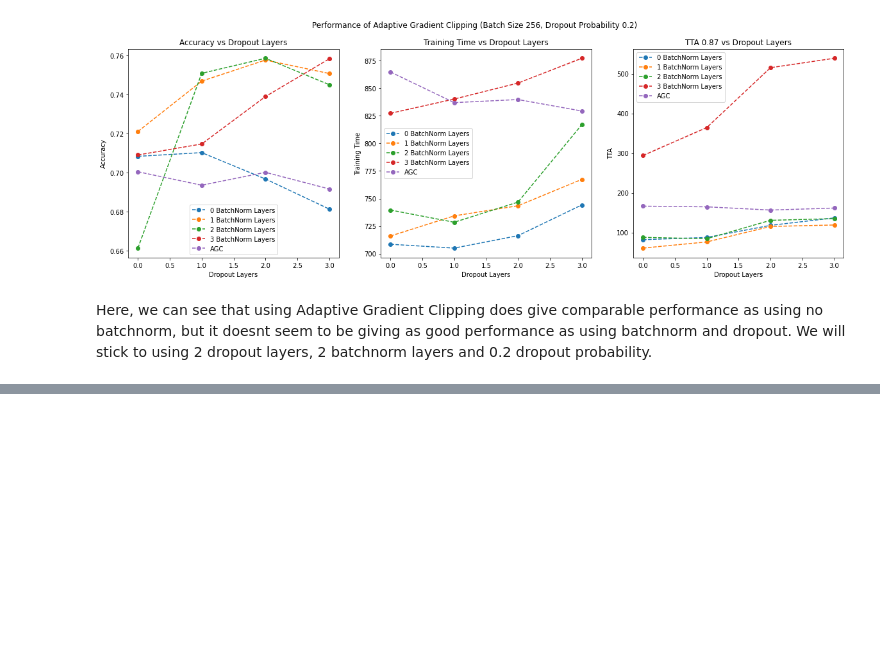
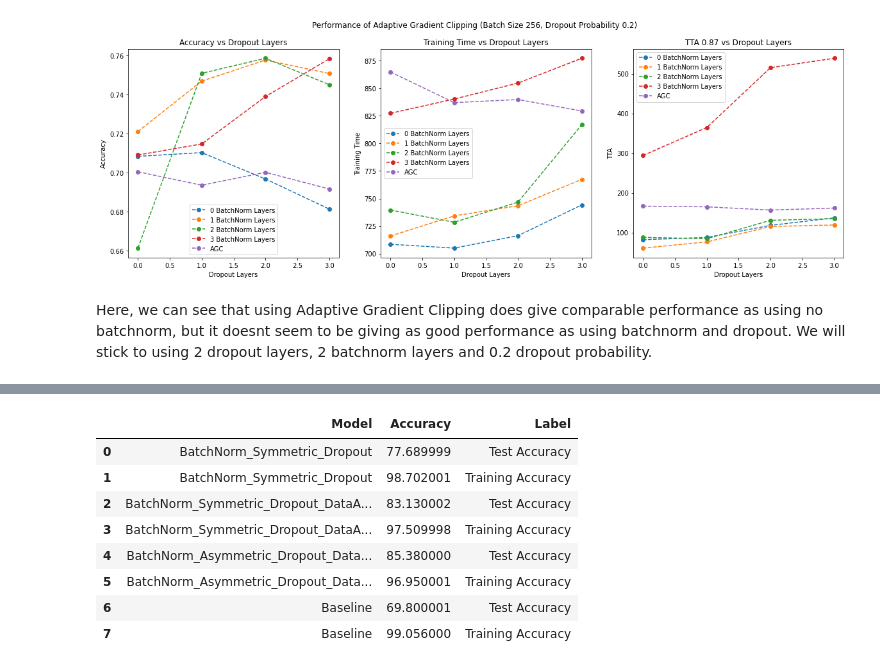
Before and after one commit to aashka-trivedi/regularization-for-image-classification, a Jupyter notebook: code/Analysis.ipynb, the cells around one changed output, grey strips where cells are left out. Saved outputs shown, nothing was run; the diff lists cells and outputs as text; code cells hidden in the pictures; blank space fills up the shorter version.

```diff
--- a/code/Batchnorm_dropout_analysis.ipynb
+++ b/code/Analysis.ipynb
@@ -393,0 +426,21 @@ Here, we can see that using Adaptive Gradient Clipping does give comparable perf
+# %%
+#transform data
+#models = ['Baseline','BatchNorm_Symmetric_Dropout', 'BatchNorm_Symmetric_Dropout_DataAugmentation', 'BatchNorm_Asymmetric_Dropout_DataAugmentation', 'BatchNorm_Asymmetric_Dropout_Cutout']
+models = ['BatchNorm_Symmetric_Dropout', 'BatchNorm_Symmetric_Dropout_DataAugmentation', 'BatchNorm_Asymmetric_Dropout_DataAugmentation','Baseline' ]
+data_for_df = []
+for i in range(4):
+    data_for_df.append([models[i], data.iloc[i]['Test Accuracy']*100, 'Test Accuracy'])
+    data_for_df.append([models[i], data.iloc[i]['Train Accuracy']*100, 'Training Accuracy'])
+
+acc_data = pd.DataFrame(data_for_df, columns = ['Model', 'Accuracy', 'Label'])
+acc_data
+# %% [output]
+|  | Model | Accuracy | Label |
+| 0 | BatchNorm_Symmetric_Dropout | 77.689999 | Test Accuracy |
+| 1 | BatchNorm_Symmetric_Dropout | 98.702001 | Training Accuracy |
+| 2 | BatchNorm_Symmetric_Dropout_DataA... | 83.130002 | Test Accuracy |
+| 3 | BatchNorm_Symmetric_Dropout_DataA... | 97.509998 | Training Accuracy |
+| 4 | BatchNorm_Asymmetric_Dropout_Data... | 85.380000 | Test Accuracy |
+| 5 | BatchNorm_Asymmetric_Dropout_Data... | 96.950001 | Training Accuracy |
+| 6 | Baseline | 69.800001 | Test Accuracy |
+| 7 | Baseline | 99.056000 | Training Accuracy |
```
Also changed, not shown: parts of 7 cells of this notebook, 3 other files.
